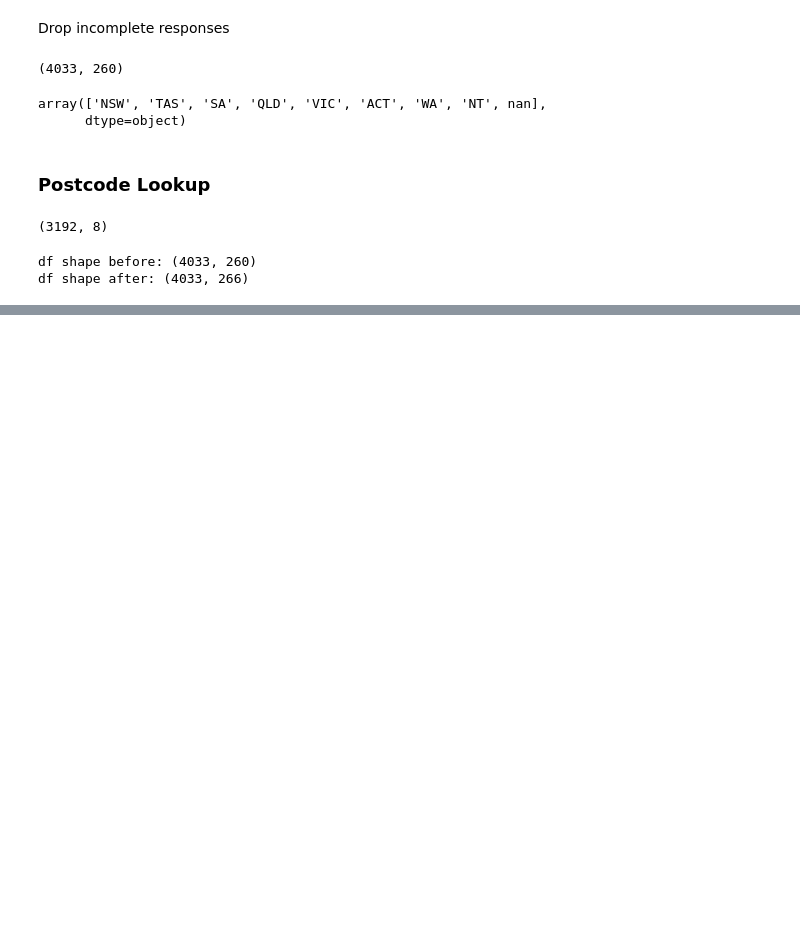
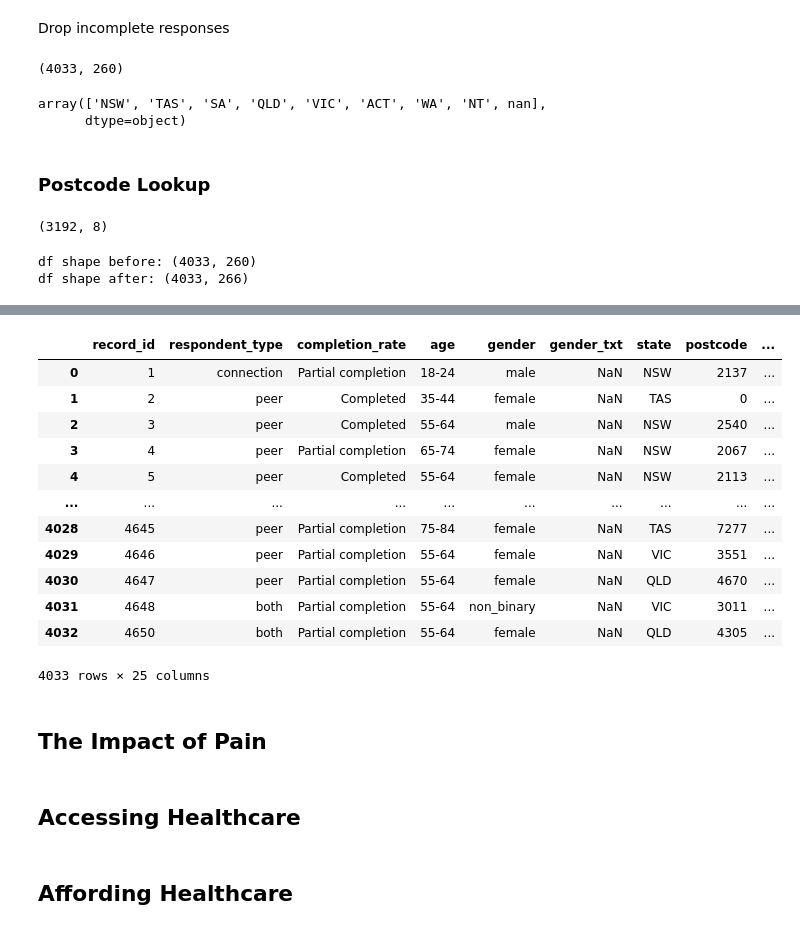
Before and after one commit to joniek/national_pain_survey, a Jupyter notebook: 2025-NPS.ipynb, the cells around one changed output, grey strips where cells are left out. Cells and saved outputs as stored; diff of their text form; code cells hidden in the pictures; blank space fills up the shorter version.

```diff
--- a/2025-NPS.ipynb
+++ b/2025-NPS.ipynb
@@ -99,2 +115,26 @@ df shape after: (4033, 266)
 # %%
-df.head()
+df_who = df[['record_id',
+ 'respondent_type',
+ 'completion_rate',
+ 'age',
+ 'gender',
+ 'gender_txt',
+ 'state',
+ 'postcode',
+ 'income_weekly',
+ 'first_nations',
+ 'lgbtq',
+ 'multi_cultural',
+ 'dx___autism',
+ 'dx___adhd',
+ 'dx___dyscalculia',
+ 'dx___dyslexia',
+ 'dx___dyspraxia',
+ 'dx___epilepsy',
+ 'dx___apd',
+ 'dx___id',
+ 'dx___ts',
+ 'dx___na',
+ 'dx___ns',
+ 'dx___nl',
+ 'dx_txt',]]
@@ -166,0 +141,18 @@ df
+# %%
+df_who
+# %% [output]
+|  | record_id | respondent_type | completion_rate | age | gender | gender_txt | state | postcode | ... |
+| 0 | 1 | connection | Partial completion | 18-24 | male | NaN | NSW | 2137 | ... |
+| 1 | 2 | peer | Completed | 35-44 | female | NaN | TAS | 0 | ... |
+| 2 | 3 | peer | Completed | 55-64 | male | NaN | NSW | 2540 | ... |
+| 3 | 4 | peer | Partial completion | 65-74 | female | NaN | NSW | 2067 | ... |
+| 4 | 5 | peer | Completed | 55-64 | female | NaN | NSW | 2113 | ... |
+| ... | ... | ... | ... | ... | ... | ... | ... | ... | ... |
+| 4028 | 4645 | peer | Partial completion | 75-84 | female | NaN | TAS | 7277 | ... |
+| 4029 | 4646 | peer | Partial completion | 55-64 | female | NaN | VIC | 3551 | ... |
+| 4030 | 4647 | peer | Partial completion | 55-64 | female | NaN | QLD | 4670 | ... |
+| 4031 | 4648 | both | Partial completion | 55-64 | non_binary | NaN | VIC | 3011 | ... |
+| 4032 | 4650 | both | Partial completion | 55-64 | female | NaN | QLD | 4305 | ... |
+4033 rows × 25 columns
+# %% [markdown]
+## The Impact of Pain
@@ -166,0 +218,2 @@ df
+# %% [markdown]
+## Accessing Healthcare
@@ -166,0 +302,2 @@ df
+# %% [markdown]
+## Affording Healthcare
```
Also changed, not shown: parts of 21 cells of this notebook.
